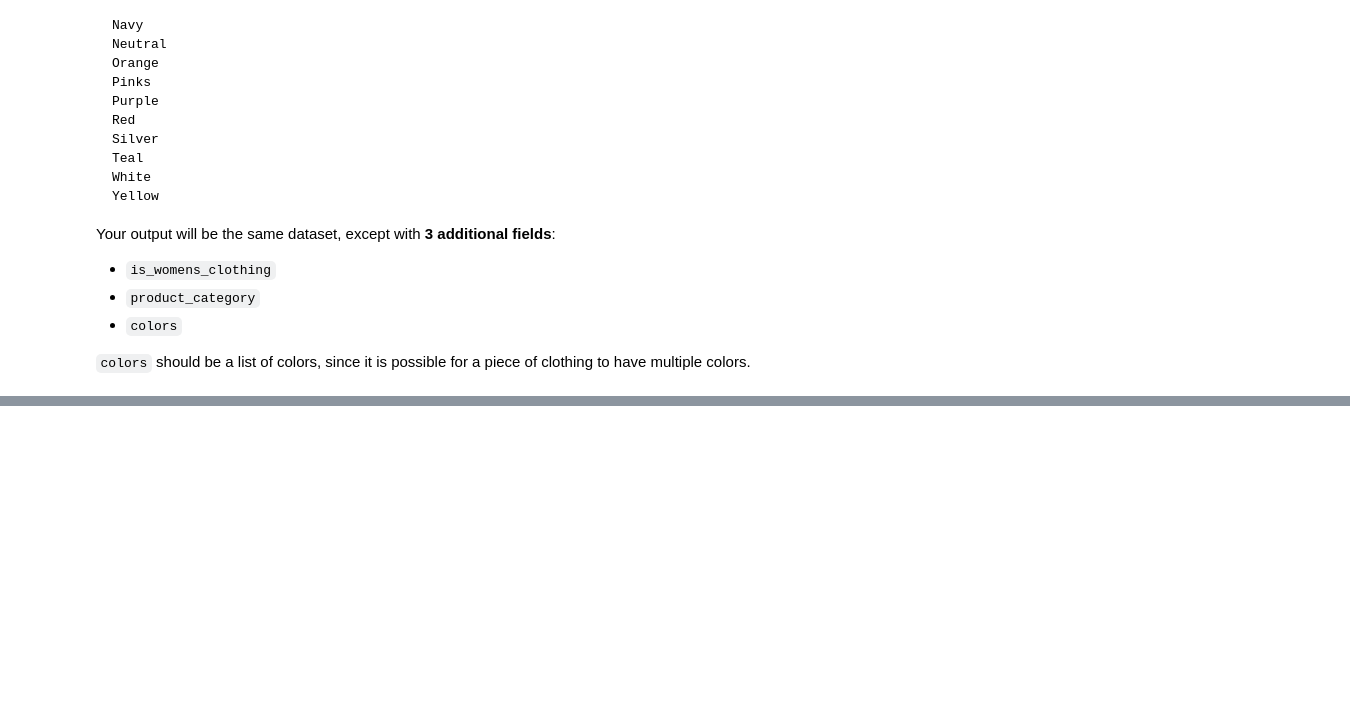
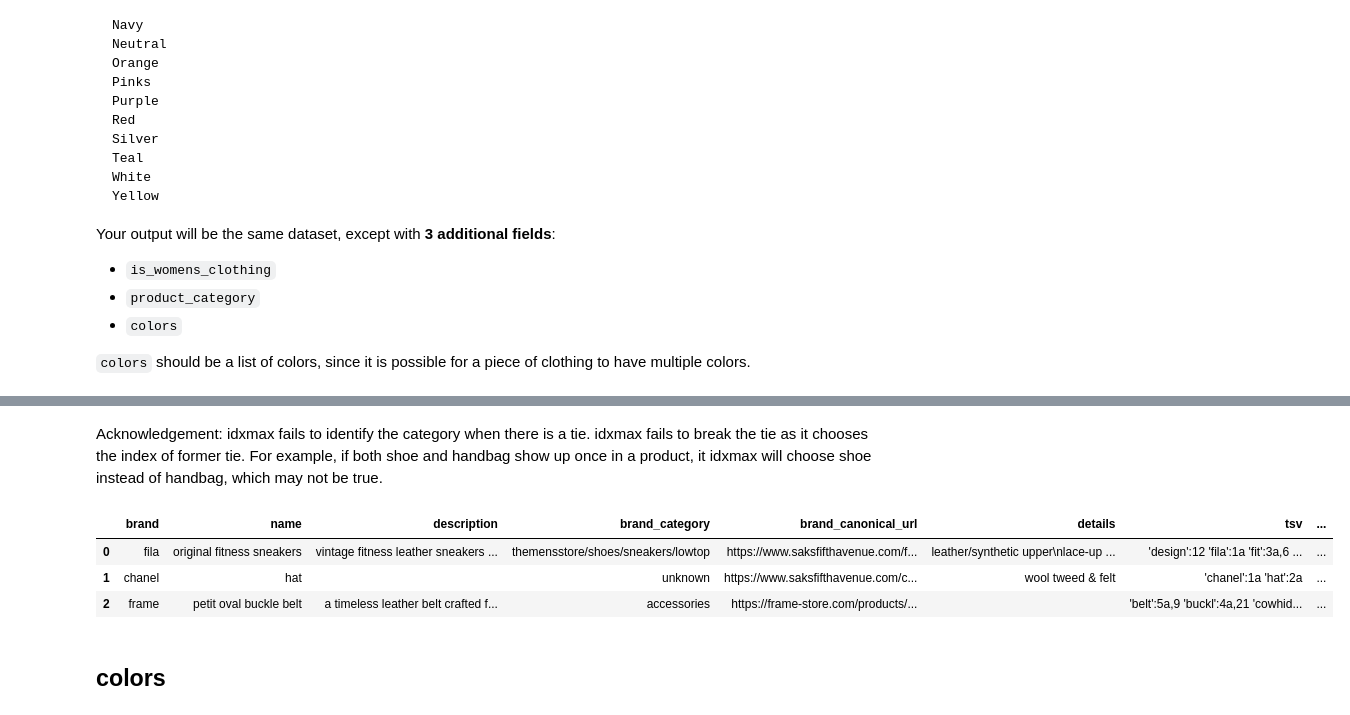
Before and after one commit to kyutcho/dso-560-nlp-text-analytics-SPRING-2021, a Jupyter notebook: Week 3/Cho_KyuTae_HW3.ipynb, the cells around one changed output, grey strips where cells are left out. Drawn from its saved outputs; the diff is of its cells as text; code cells hidden in the pictures; blank space fills up the shorter version.

```diff
--- a/Week 3/Cho_KyuTae_HW3.ipynb
+++ b/Week 3/Cho_KyuTae_HW3.ipynb
@@ -94,0 +215,19 @@ Your output will be the same dataset, except with **3 additional fields**:
+# %%
+# Regex for capturing women related words
+woman_exp = "\bwi(?:fe|ves)|girls?|wom(?:a|e)n|lad(?:y|ies)|madams?|brides?|widows?|females?|femini\w*|maternal\w*|moms?\b"
+
+# Search all columns
+for col in cols:
+    prod_df[f"is_womens_clothing_{col}"] = False
+
+    # Find if women related words exist in the column
+    prod_df[f"is_womens_clothing_{col}"] = prod_df[col].str.contains(woman_exp, case=False, flags=re.IGNORECASE, regex=True)
+
+    print(f"{col} searched")
+
+# If any of is_womens_clothing is True, then is_womens_clothing is True. Otherwise False
+prod_df[f"is_womens_clothing"] = prod_df.iloc[:, 7:].any(axis=1)
+
+# Drop other intermediate columns
+col_to_drop = prod_df.iloc[0, 7:-1].index.to_list()
+prod_df.drop(col_to_drop, axis=1, inplace=True)
@@ -94,0 +244,19 @@ Your output will be the same dataset, except with **3 additional fields**:
+# %%
+# Expressions
+bottom_exp = "(?:baggies|bottom|pant|jean|cord|chino|denim|legging|overall|short|trouser)(?:es|s)?"
+one_piece_exp = "\bone[\S|\s]?piece|\w*dress|all[\S|\s]?in[\S|\s]?one\b"
+shoe_exp = "(?:shoe|boot|cleat|hopper|trainer|flat|flip[\S|\s]?flop|heel|pump|slide|slipper|skate|sneaker|wedge)(?:s|es)?"
+handbag_exp = "(?:\w* ?bags?|clutch(?:es)?|satchels?)"
+scarf_exp = "(?:\w* ?scar(?:f|(?:ves))?|snoods?|stoles?|boas?|sarongs?)"
+
+cats_list = ["Bottom", "One_Piece", "Shoe", "Handbag", "Scarf"]
+exps_list = [bottom_exp, one_piece_exp, shoe_exp, handbag_exp, scarf_exp]
+
+# For each product category
+for cat, exp in zip(cats_list, exps_list):
+    prod_df.loc[:,cat] = 0
+
+    for col in cols:
+        # Add the number of occurrences in all columns
+        prod_df[cat] = prod_df[col].str.findall(exp, flags=re.IGNORECASE).apply(lambda x: len(x))
+        print(f"{cat} in {col} searched")
@@ -94,0 +281,16 @@ Your output will be the same dataset, except with **3 additional fields**:
+# %%
+# Finds the category that has the highest score
+prod_df["product_category"] = prod_df.iloc[:, 8:].apply(lambda x: x.idxmax() if x.sum() != 0 else None, axis=1)
+# %% [markdown]
+Acknowledgement: idxmax fails to identify the category when there is a tie. idxmax fails to break the tie as it chooses the index of former tie. For example, if both shoe and handbag show up once in a product, it idxmax will choose shoe instead of handbag, which may not be true.
+# %%
+prod_df.drop(["Bottom", "One_Piece", "Shoe", "Handbag", "Scarf"], axis=1, inplace=True)
+# %%
+prod_df.head(3)
+# %% [output]
+|  | brand | name | description | brand_category | brand_canonical_url | details | tsv | ... |
+| 0 | fila | original fitness sneakers | vintage fitness leather sneakers ... | themensstore/shoes/sneakers/lowtop | https://www.saksfifthavenue.com/f... | leather/synthetic upper\nlace-up ... | 'design':12 'fila':1a 'fit':3a,6 ... | ... |
+| 1 | chanel | hat |  | unknown | https://www.saksfifthavenue.com/c... | wool tweed & felt | 'chanel':1a 'hat':2a | ... |
+| 2 | frame | petit oval buckle belt | a timeless leather belt crafted f... | accessories | https://frame-store.com/products/... |  | 'belt':5a,9 'buckl':4a,21 'cowhid... | ... |
+# %% [markdown]
+## colors
```
Also changed, not shown: parts of 42 cells of this notebook, 1 other file.
